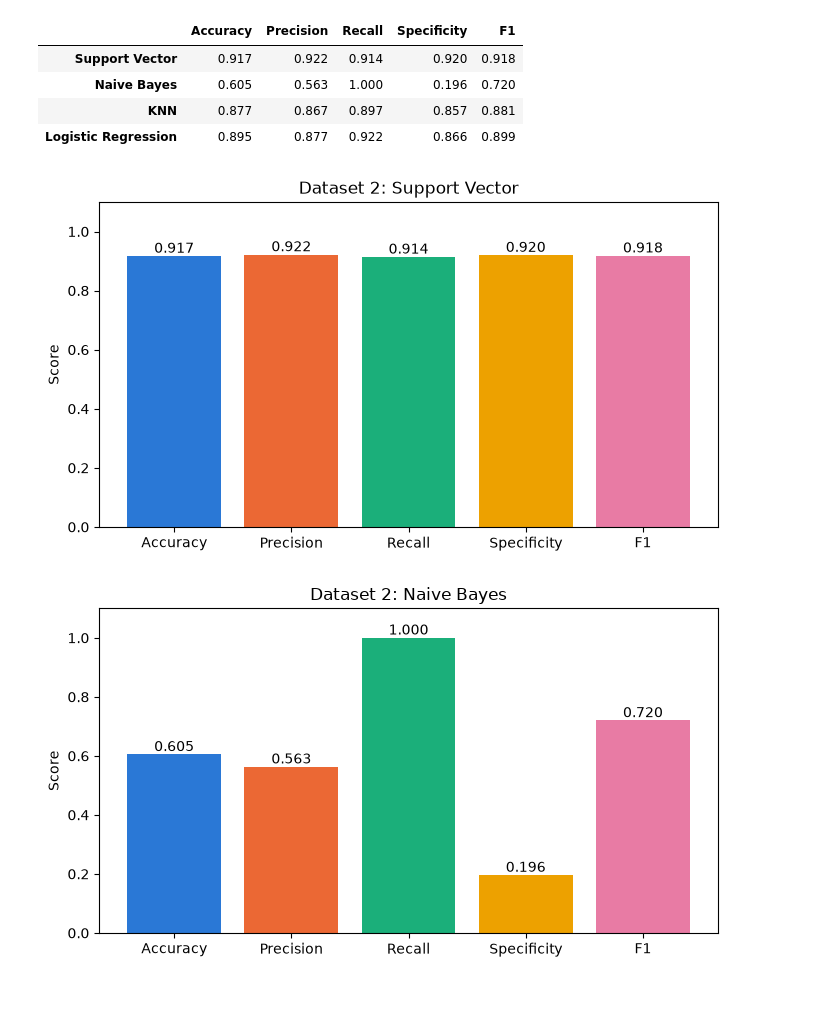
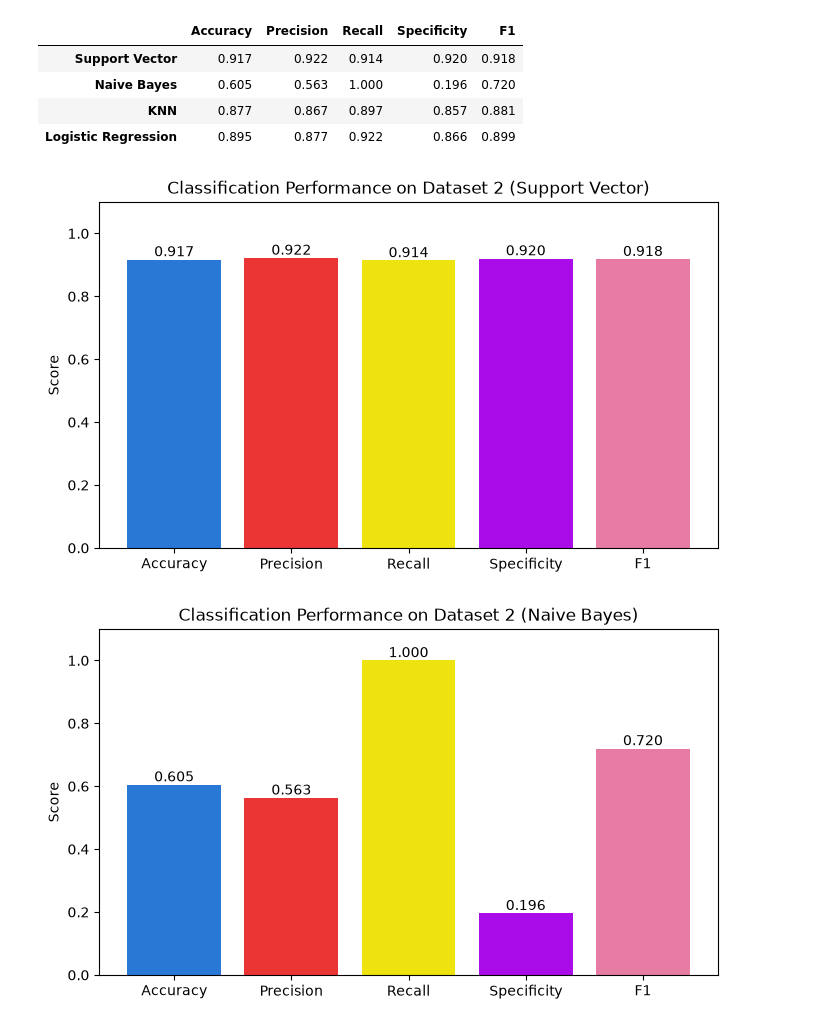
Before and after one commit to genbautista/DataMining, a Jupyter notebook: FraudulentDataset2.ipynb, the cells around one changed output. Saved outputs shown, nothing was run; the diff lists cells and outputs as text; code cells hidden in the pictures; blank space fills up the shorter version.

Commit message:
everything should be up to date now

```diff
--- a/FraudulentDataset2.ipynb
+++ b/FraudulentDataset2.ipynb
@@ -87,3 +78,27 @@ pd.crosstab(data['TrustPilot score'].isna(), data['Label'])
 | TrustPilot score |  |  |
 | False | 19 | 561 |
 | True | 560 | 0 |
+# %%
+t = pd.crosstab(data['TrustPilot score'].isna(), data['Label'])
+t.index = ['Score present', 'Score missing']
+
+fig, ax = plt.subplots(figsize = (9, 3.6))
+y = [1, 0]
+ax.barh(y, t['legitimate'], height = 0.55, color = '#2a78d6', edgecolor = 'white', linewidth = 2, label = 'Legitimate (0)')
+ax.barh(y, t['fraudulent'], left = t['legitimate'], height = 0.55, color = '#eb6834', edgecolor = 'white', linewidth = 2, label = 'Fraudulent (1)')
+
+for yi, (name, row) in zip(y, t.iterrows()):
+    if row['legitimate'] > 0:
+        ax.text(row['legitimate'] / 2, yi, f"{row['legitimate']} legitimate", ha = 'center', va = 'center', color = 'white', fontweight = 'bold')
+    ax.text(row['legitimate'] + row['fraudulent'] + 8, yi, f"{row['fraudulent']} fraudulent", va = 'center', fontweight = 'bold')
+ax.text(560 / 2, 0, '100% fraudulent', ha = 'center', va = 'center', color = 'white', fontweight = 'bold')
+
+ax.set_yticks(y, t.index, fontsize = 11)
+ax.set_xlim(0, 700); ax.set_xlabel('Number of shops')
+for s in ['top', 'right', 'left']: ax.spines[s].set_visible(False)
+ax.tick_params(axis = 'y', length = 0)
+ax.legend(loc = 'upper center', bbox_to_anchor = (0.5, -0.25), ncol = 2, frameon = False)
+ax.set_title('Every shop with a missing TrustPilot score is fraudulent', loc = 'left', fontweight = 'bold', fontsize = 12)
+plt.tight_layout();
+#plt.savefig('TrustPilot.png', dpi = 150)
+plt.show()
@@ -301,20 +301,20 @@ results_d2
 | KNN | 0.877 | 0.867 | 0.897 | 0.857 | 0.881 |
 | Logistic Regression | 0.895 | 0.877 | 0.922 | 0.866 | 0.899 |
 # %%
-colors = ['#2a78d6', '#eb6834', '#1baf7a', '#eda100', '#e87ba4']
+colors = ['#2a78d6', "#eb3434", "#eee30e", "#aa0be9", '#e87ba4']
 
 for name in results_d2.index:
     scores = results_d2.loc[name]
 
     plt.figure(figsize = (7, 4))
     bars = plt.bar(scores.index, scores.values, color = colors)
     plt.bar_label(bars, fmt = '%.3f')
     plt.ylim(0, 1.1)
-    plt.title(f'Dataset 2: {name}')
     plt.ylabel('Score')
     plt.tight_layout()
-    #plt.savefig(f'd2_{name}.png', dpi = 150)   # saves each graph for your report
+    plt.title(f'Classification Performance on Dataset 2 ({name})')
+    #plt.savefig(f'd2_{name}.png', dpi=150, bbox_inches='tight')
     plt.show()
 # %% [output]
-[figure, old version]
+[figure, new version]
-[figure, old version]
+[figure, new version]
```
Also changed, not shown: parts of 17 cells of this notebook, 11 other files.
